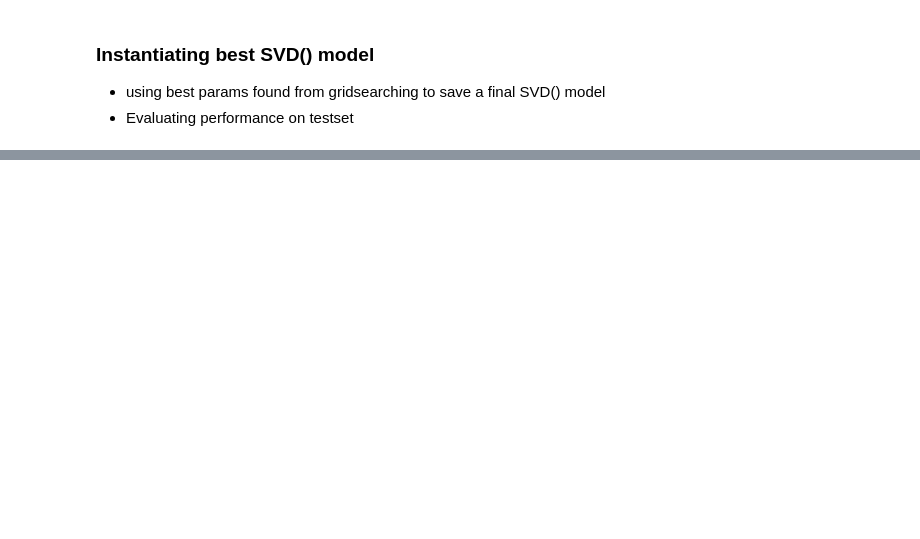
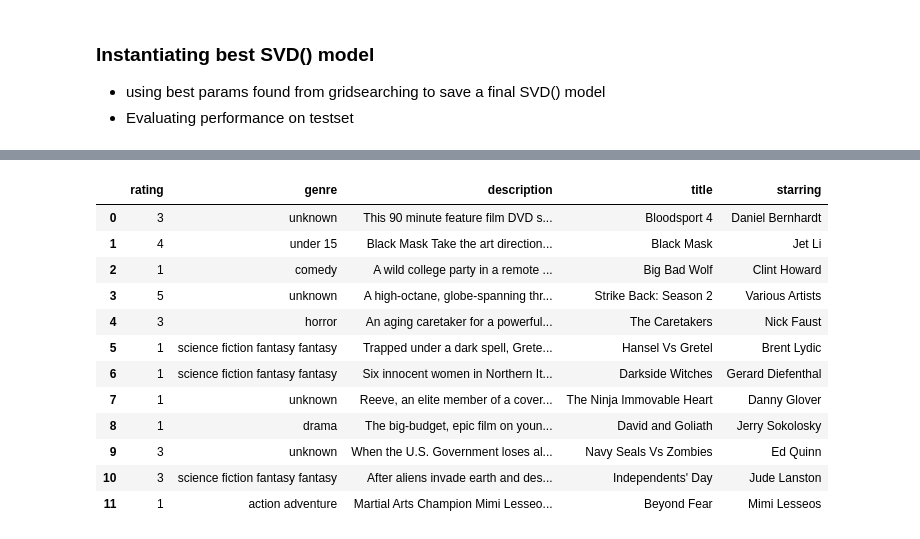
Before and after one commit to ImMaxRoss/film_finder, a Jupyter notebook: collaborative_filtering.ipynb, the cells around one changed output, grey strips where cells are left out. Cells and saved outputs as stored; diff of their text form; code cells hidden in the pictures; blank space fills up the shorter version.

```diff
--- a/collaborative_filtering.ipynb
+++ b/collaborative_filtering.ipynb
@@ -65,3 +60,8 @@ memory usage: 120.1+ MB
 ### Creating a dataframe for evaluating model later
 # %%
 df_meta = df_merged.drop(columns=['reviews'], axis=1)
+df_user_check = df_merged.drop(columns=['movie_id', 'reviews'], axis=1)
+# %%
+def print_user_check_df(df, user_id):
+    df_user = df[df['user_id'] == user_id].drop('user_id', axis=1).reset_index(drop=True)
+    return df_user
@@ -315,0 +357,16 @@ def recommend_movies(trained_model, movie_df, N=5, user_id=None):
+# %%
+print_user_check_df(df_user_check, 'A1GF8W7J9526AB')
+# %% [output]
+|  | rating | genre | description | title | starring |
+| 0 | 3 | unknown | This 90 minute feature film DVD s... | Bloodsport 4 | Daniel Bernhardt |
+| 1 | 4 | under 15 | Black Mask Take the art direction... | Black Mask | Jet Li |
+| 2 | 1 | comedy | A wild college party in a remote ... | Big Bad Wolf | Clint Howard |
+| 3 | 5 | unknown | A high-octane, globe-spanning thr... | Strike Back: Season 2 | Various Artists |
+| 4 | 3 | horror | An aging caretaker for a powerful... | The Caretakers | Nick Faust |
+| 5 | 1 | science fiction fantasy fantasy | Trapped under a dark spell, Grete... | Hansel Vs Gretel | Brent Lydic |
+| 6 | 1 | science fiction fantasy fantasy | Six innocent women in Northern It... | Darkside Witches | Gerard Diefenthal |
+| 7 | 1 | unknown | Reeve, an elite member of a cover... | The Ninja Immovable Heart | Danny Glover |
+| 8 | 1 | drama | The big-budget, epic film on youn... | David and Goliath | Jerry Sokolosky |
+| 9 | 3 | unknown | When the U.S. Government loses al... | Navy Seals Vs Zombies | Ed Quinn |
+| 10 | 3 | science fiction fantasy fantasy | After aliens invade earth and des... | Independents' Day | Jude Lanston |
+| 11 | 1 | action adventure | Martial Arts Champion Mimi Lesseo... | Beyond Fear | Mimi Lesseos |
```
Also changed, not shown: parts of 34 cells of this notebook, 11 other files.
